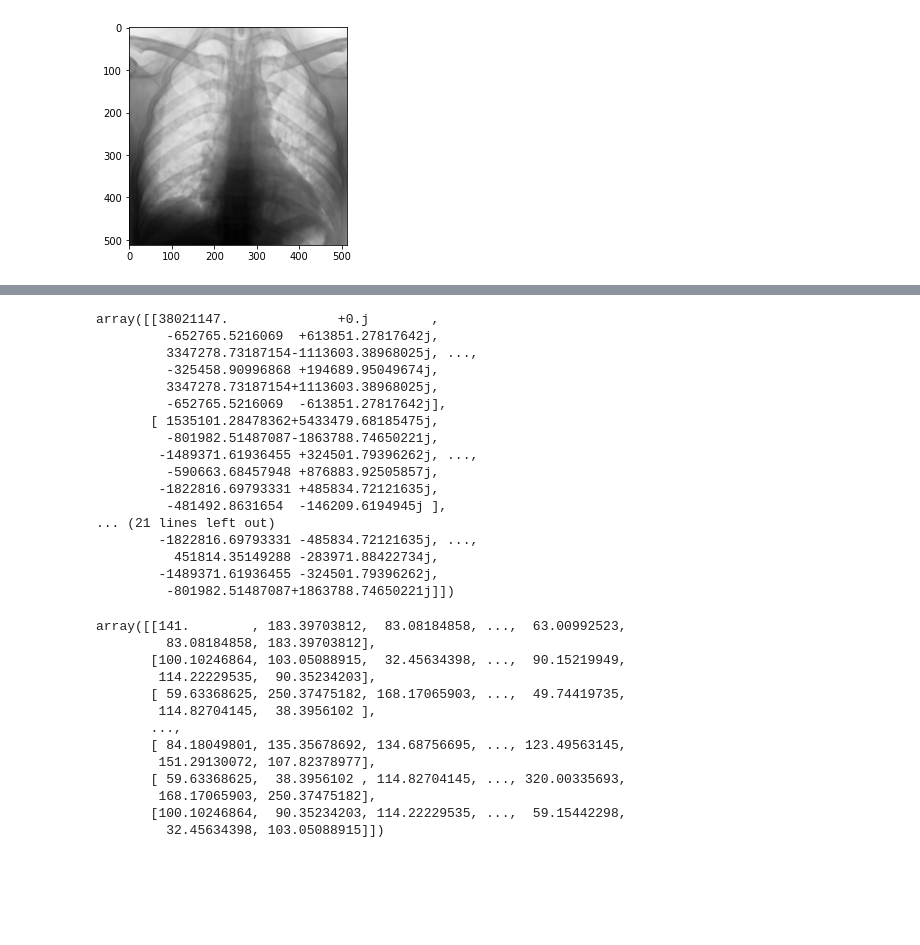
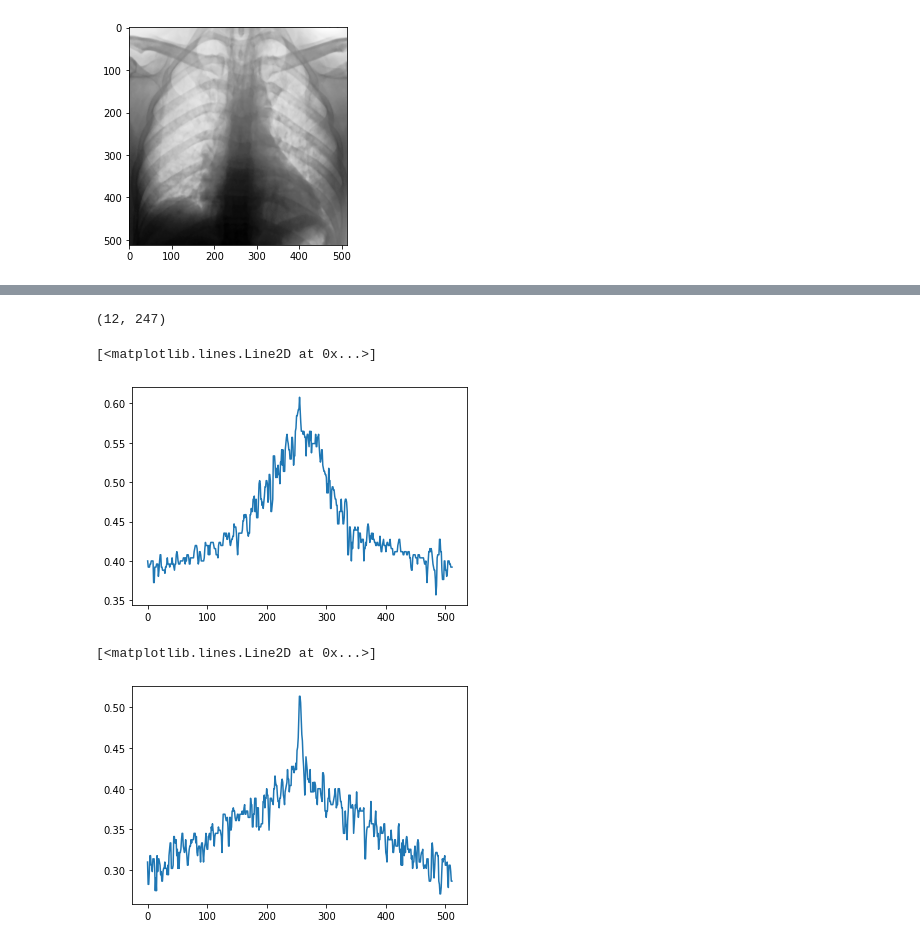
Before and after one commit to csabaiBio/ai4covid, a Jupyter notebook: notebooks/Fourier_feature_extraction.ipynb, the cells around one changed output, grey strips where cells are left out. Saved outputs shown, nothing was run; the diff lists cells and outputs as text; code cells hidden in the pictures; blank space fills up the shorter version.

```diff
--- a/notebooks/Fourier_feature_extraction.ipynb
+++ b/notebooks/Fourier_feature_extraction.ipynb
@@ -93,36 +440,14 @@ array([3.80211470e+07, 8.96055923e+05, 3.52766033e+06, 3.79246198e+05,
-# %%
-f
-# %% [output]
-array([[38021147.              +0.j        ,
-         -652765.5216069  +613851.27817642j,
-         3347278.73187154-1113603.38968025j, ...,
-         -325458.90996868 +194689.95049674j,
-         3347278.73187154+1113603.38968025j,
-         -652765.5216069  -613851.27817642j],
-       [ 1535101.28478362+5433479.68185475j,
-         -801982.51487087-1863788.74650221j,
-        -1489371.61936455 +324501.79396262j, ...,
-         -590663.68457948 +876883.92505857j,
-        -1822816.69793331 +485834.72121635j,
-         -481492.8631654  -146209.6194945j ],
-... (21 lines left out)
-        -1822816.69793331 -485834.72121635j, ...,
-          451814.35149288 -283971.88422734j,
-        -1489371.61936455 -324501.79396262j,
-         -801982.51487087+1863788.74650221j]])
-# %%
-abs(f_s)
-# %% [output]
-array([[141.        , 183.39703812,  83.08184858, ...,  63.00992523,
-         83.08184858, 183.39703812],
-       [100.10246864, 103.05088915,  32.45634398, ...,  90.15219949,
-        114.22229535,  90.35234203],
-       [ 59.63368625, 250.37475182, 168.17065903, ...,  49.74419735,
-        114.82704145,  38.3956102 ],
-       ...,
-       [ 84.18049801, 135.35678692, 134.68756695, ..., 123.49563145,
-        151.29130072, 107.82378977],
-       [ 59.63368625,  38.3956102 , 114.82704145, ..., 320.00335693,
-        168.17065903, 250.37475182],
-       [100.10246864,  90.35234203, 114.22229535, ...,  59.15442298,
-         32.45634398, 103.05088915]])
+# %%
+img.min(), img.max()
+# %% [output]
+(12, 247)
+# %%
+plt.plot( new_img[:,230] )
+# %% [output]
+[<matplotlib.lines.Line2D at 0x...>]
+[figure, added]
+# %%
+plt.plot( new_img[:,150] )
+# %% [output]
+[<matplotlib.lines.Line2D at 0x...>]
+[figure, added]
```
Also changed, not shown: parts of 36 cells of this notebook.
